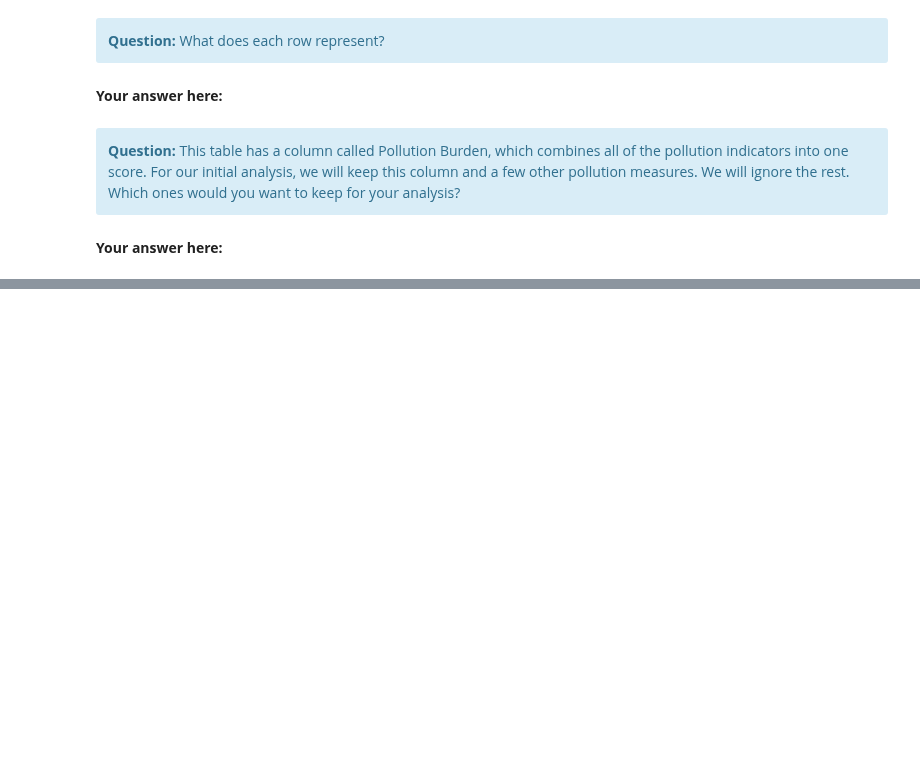
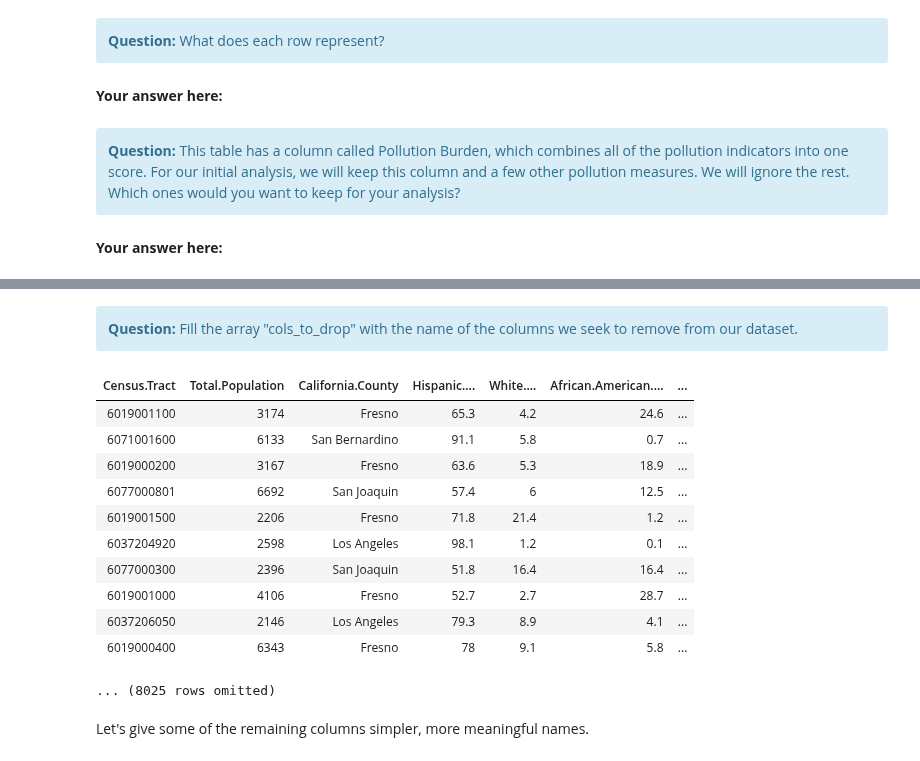
Before and after one commit to ds-modules/BUDS-SU21-Dev, a Jupyter notebook: Project_2/AirQuality/AirQuality.ipynb, the cells around one changed output, grey strips where cells are left out. Cells and saved outputs as stored; diff of their text form; code cells hidden in the pictures; blank space fills up the shorter version.

```diff
--- a/Project_2/AirQuality/AirQuality.ipynb
+++ b/Project_2/AirQuality/AirQuality.ipynb
@@ -532,0 +126,34 @@ So you see that linear regression of two variables (X and Y) is really just a li
+# %% [markdown]
+<div class="alert alert-info">
+<b>Question:</b> Fill the array "cols_to_drop" with the name of the columns we seek to remove from our dataset.
+   </div>
+# %%
+cols_to_drop = ["...", "...", "...", "...", "...", "...", "...", "...", "...", "...", "...", "..."]
+
+ces_data = ces_data.drop(cols_to_drop)
+
+ces_us.show(10)
+# %%
+#KEY
+cols_to_drop = ["CES.3.0.Score", "ZIP", "Longitude", "Latitude", "Diesel.PM", "Drinking.Water", "Pesticides",
+                "Tox..Release", "Traffic", "Cleanup.Sites", "Groundwater.Threats", "Haz..Waste",
+                "Imp..Water.Bodies", "Solid.Waste"]
+
+ces_data = ces_data.drop(cols_to_drop)
+
+ces_data.show(10)
+# %% [output]
+| Census.Tract | Total.Population | California.County | Hispanic.... | White.... | African.American.... | ... |
+| 6019001100 | 3174 | Fresno | 65.3 | 4.2 | 24.6 | ... |
+| 6071001600 | 6133 | San Bernardino | 91.1 | 5.8 | 0.7 | ... |
+| 6019000200 | 3167 | Fresno | 63.6 | 5.3 | 18.9 | ... |
+| 6077000801 | 6692 | San Joaquin | 57.4 | 6 | 12.5 | ... |
+| 6019001500 | 2206 | Fresno | 71.8 | 21.4 | 1.2 | ... |
+| 6037204920 | 2598 | Los Angeles | 98.1 | 1.2 | 0.1 | ... |
+| 6077000300 | 2396 | San Joaquin | 51.8 | 16.4 | 16.4 | ... |
+| 6019001000 | 4106 | Fresno | 52.7 | 2.7 | 28.7 | ... |
+| 6037206050 | 2146 | Los Angeles | 79.3 | 8.9 | 4.1 | ... |
+| 6019000400 | 6343 | Fresno | 78 | 9.1 | 5.8 | ... |
+... (8025 rows omitted)
+# %% [markdown]
+Let's give some of the remaining columns simpler, more meaningful names.
```
Also changed, not shown: parts of 103 cells of this notebook, 1 other file.
